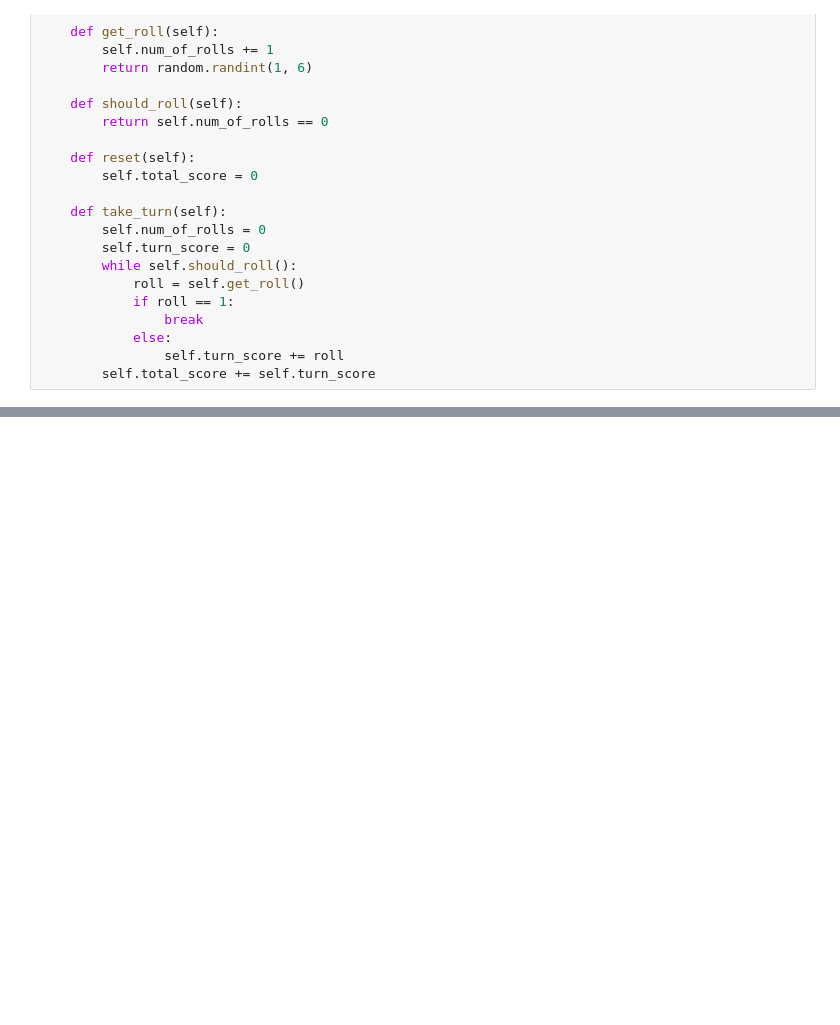
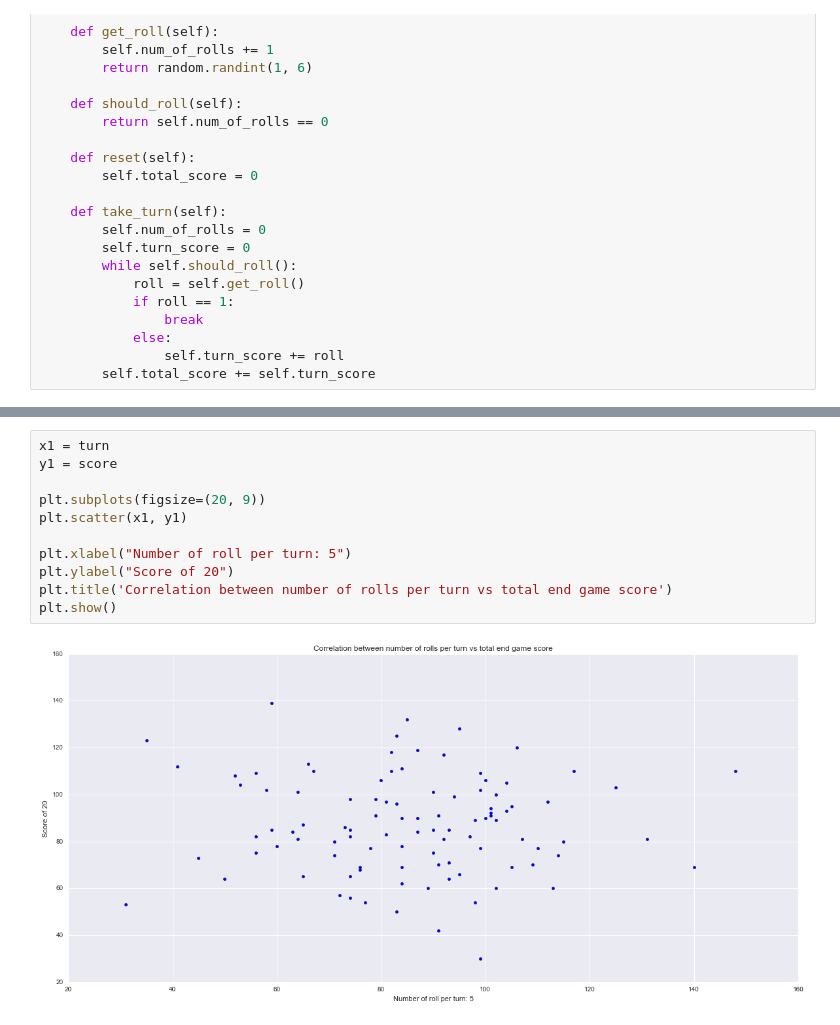
Before and after one commit to stacyzhao/ultimate-pig, a Jupyter notebook: ultimate-pig.ipynb, the cells around one changed output, grey strips where cells are left out. Cells and saved outputs as stored; diff of their text form; blank space fills up the shorter version.

```diff
--- a/ultimate-pig.ipynb
+++ b/ultimate-pig.ipynb
@@ -93,0 +120,13 @@ smart's total score is 121
+# %%
+x1 = turn
+y1 = score
+
+plt.subplots(figsize=(20, 9))
+plt.scatter(x1, y1)
+
+plt.xlabel("Number of roll per turn: 5")
+plt.ylabel("Score of 20")
+plt.title('Correlation between number of rolls per turn vs total end game score')
+plt.show()
+# %% [output]
+[figure, added]
```
Also changed, not shown: parts of 15 cells of this notebook.
